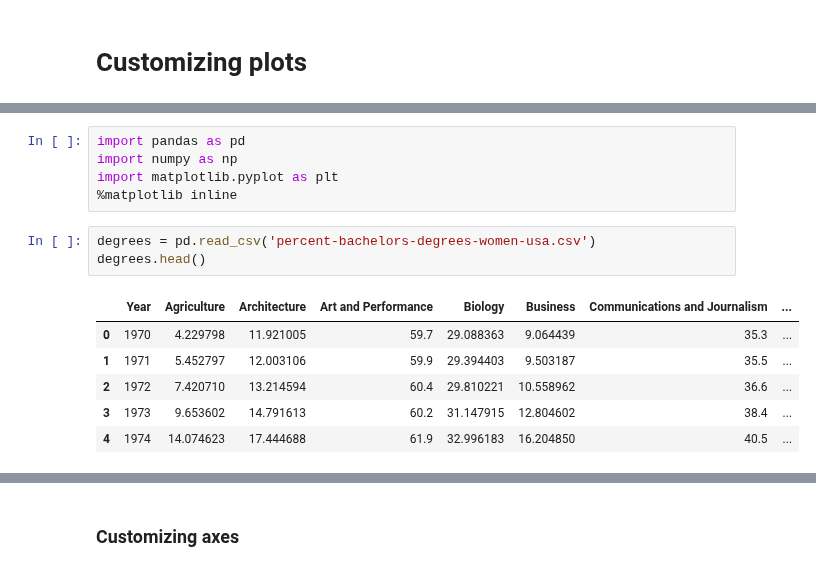
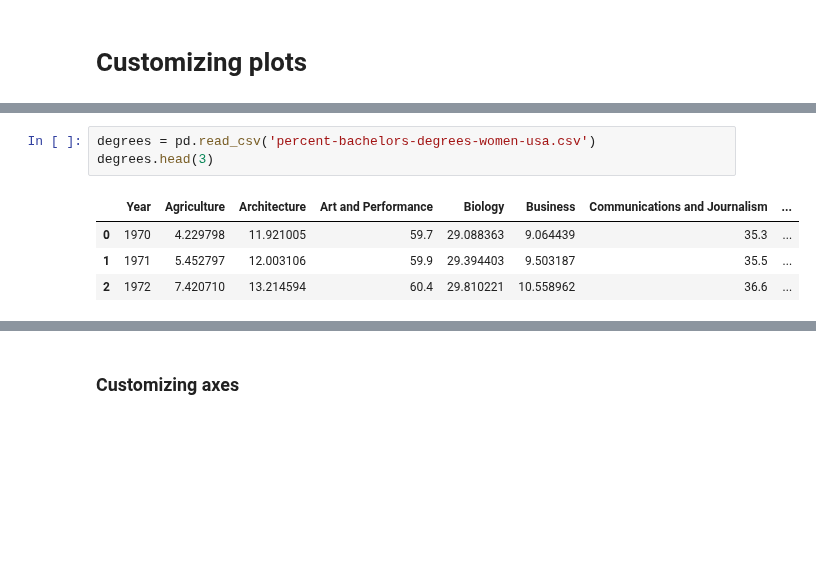
Before and after one commit to MikSm1th/datacamp_notes, a Jupyter notebook: introduction_to_data_visualization_with_python/customizing_plots.ipynb, the cells around one changed output, grey strips where cells are left out. Saved outputs shown, nothing was run; the diff lists cells and outputs as text; blank space fills up the shorter version.

```diff
--- a/introduction_to_data_visualization_with_python/customizing_plots.ipynb
+++ b/introduction_to_data_visualization_with_python/customizing_plots.ipynb
@@ -40,15 +54,8 @@
-# %%
-import pandas as pd
-import numpy as np
-import matplotlib.pyplot as plt
-%matplotlib inline
 # %%
 degrees = pd.read_csv('percent-bachelors-degrees-women-usa.csv')
-degrees.head()
+degrees.head(3)
 # %% [output]
 |  | Year | Agriculture | Architecture | Art and Performance | Biology | Business | Communications and Journalism | ... |
 | 0 | 1970 | 4.229798 | 11.921005 | 59.7 | 29.088363 | 9.064439 | 35.3 | ... |
 | 1 | 1971 | 5.452797 | 12.003106 | 59.9 | 29.394403 | 9.503187 | 35.5 | ... |
 | 2 | 1972 | 7.420710 | 13.214594 | 60.4 | 29.810221 | 10.558962 | 36.6 | ... |
-| 3 | 1973 | 9.653602 | 14.791613 | 60.2 | 31.147915 | 12.804602 | 38.4 | ... |
-| 4 | 1974 | 14.074623 | 17.444688 | 61.9 | 32.996183 | 16.204850 | 40.5 | ... |
```
Also changed, not shown: parts of 52 cells of this notebook, 16 other files.
